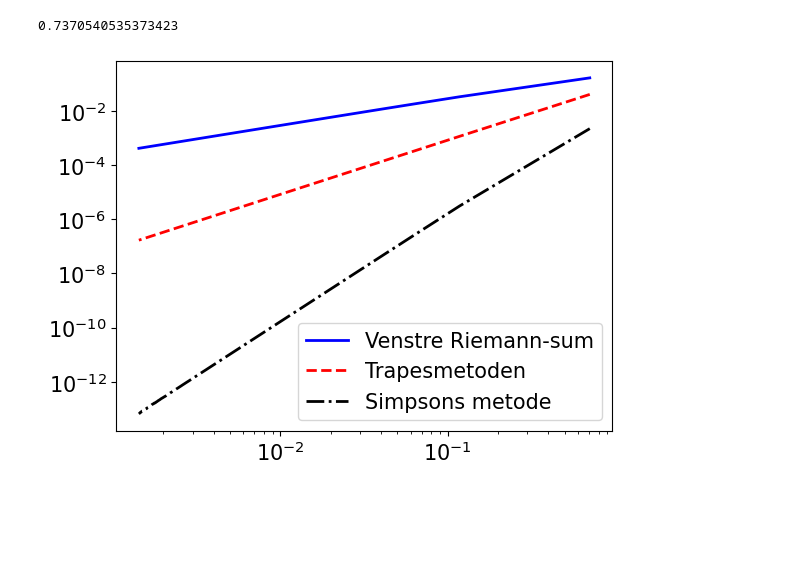
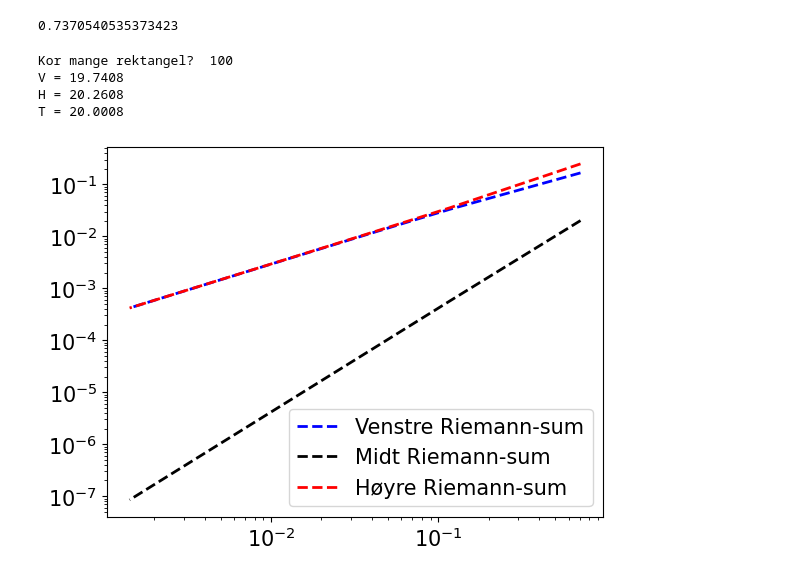
Before and after one commit to setmar/dafe1000, a Jupyter notebook: uke_14.ipynb, the cells around one changed output. Drawn from its saved outputs; the diff is of its cells as text; code cells hidden in the pictures; blank space fills up the shorter version.

```diff
--- a/uke_14.ipynb
+++ b/uke_14.ipynb
@@ -18,6 +18,47 @@ for n in range(1, N+1):
 print(integral)        # Skriv svar til skjerm
 # %% [output]
 0.7370540535373423
+# %%
+"""Implementering som estimerer eit integral på tre måtar:
+Venstre og høgre Riemann-sum og trapesmetoden.
+"""
+
+# Talet på rektangel
+n = int(input('Kor mange rektangel? '))
+
+def funk(x):
+    """Funksjonen"""
+    return x**3
+
+# Grenser
+a = 1
+b = 3
+
+# Bestemmer h og initierer summane V og H
+h = (b-a)/n
+V = 0
+H = 0
+
+# Reknar ut venstresummen
+for i in range(0, n):
+    xi = a+i*h
+    V = V+h*funk(xi)
+
+# Reknar ut høgresummen
+for i in range(1, n+1):
+    xi = a+i*h
+    H = H+h*funk(xi)
+
+# Skriv summane V, H og T til skjerm
+print(f'V = {V:.4f}')
+print(f'H = {H:.4f}')
+T=(V+H)/2            # Trapessummen
+print(f'T = {T:.4f}')
+# %% [output]
+Kor mange rektangel?  100
+V = 19.7408
+H = 20.2608
+T = 20.0008
 # %%
 def riemann_funk_V(funk, a, b, N):
     """Funksjonsfil som estimerar eit integral
@@ -99,40 +136,40 @@ import matplotlib.pyplot as plt
 def funk(x):
     """Integrand"""
     return np.sqrt(4-x**2)
 
 a = 0
 b = np.sqrt(2)
 fasit = 1 + np.pi*0.5
 
 # Lagar vektor med n-verdiar
 n_start = 2
 n_steg = 10
 n_slutt = 1000
 n_vektor = np.arange(n_start, n_slutt+1, n_steg)
 h_vektor = (b-a)/n_vektor
 
 V_vektor = np.zeros_like(h_vektor)
-T_vektor = np.zeros_like(h_vektor)
-S_vektor = np.zeros_like(h_vektor)
+M_vektor = np.zeros_like(h_vektor)
+H_vektor = np.zeros_like(h_vektor)
 
 # Lagar vektorar med estimat
 indeks = 0
 for n in n_vektor:
     V_vektor[indeks] = riemann_funk_V(funk, a, b, n)
-    T_vektor[indeks] = trapes_funk(funk, a, b, n)
-    S_vektor[indeks] = simpsons_funk(funk, a, b, n)
+    M_vektor[indeks] = riemann_funk_M(funk, a, b, n)
+    H_vektor[indeks] = riemann_funk_H(funk, a, b, n)
     indeks = indeks+1
 
 # Plottar feilen
 plt.rcParams.update({'font.size': 15})
-plt.loglog(h_vektor, abs(V_vektor-fasit), 'b-', linewidth=2,
+plt.loglog(h_vektor, abs(V_vektor-fasit), 'b--', linewidth=2,
            label='Venstre Riemann-sum')
-plt.loglog(h_vektor, abs(T_vektor-fasit), 'r--', linewidth=2,
-           label='Trapesmetoden')
-plt.loglog(h_vektor, abs(S_vektor-fasit), 'k-.', linewidth=2,
-           label='Simpsons metode')
+plt.loglog(h_vektor, abs(M_vektor-fasit), 'k--', linewidth=2,
+           label='Midt Riemann-sum')
+plt.loglog(h_vektor, abs(H_vektor-fasit), 'r--', linewidth=2,
+           label='Høyre Riemann-sum')
 
 plt.legend(loc='lower right')
 plt.show()
 # %% [output]
-[figure, old version]
+[figure, new version]
```
Also changed, not shown: parts of 1 cell of this notebook, 1 other file.
